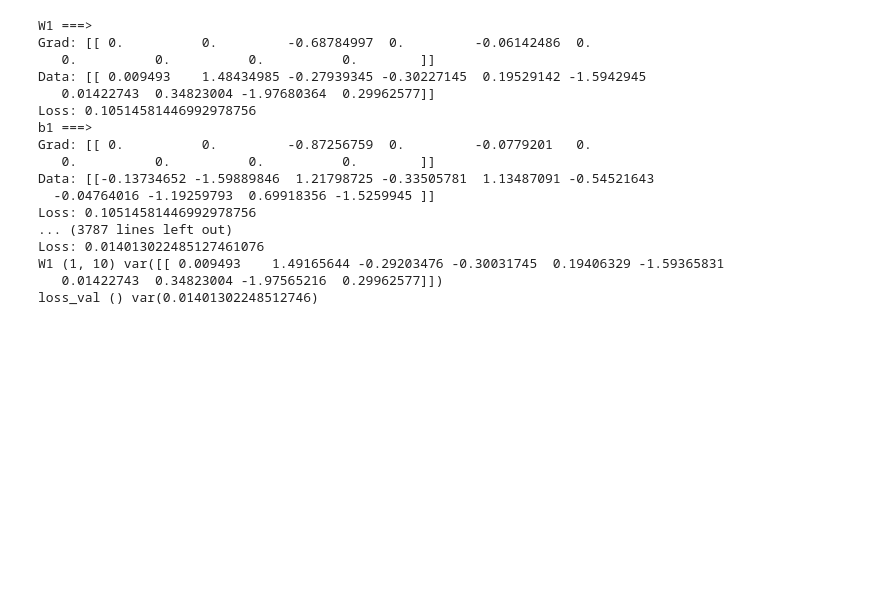
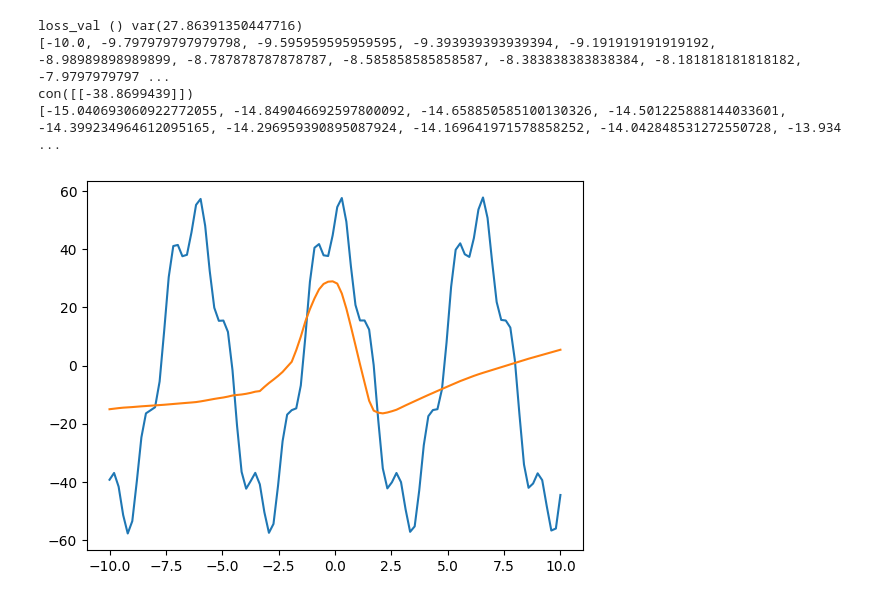
Before and after one commit to StanleyNeoh/minitorch, a Jupyter notebook: function-matching.ipynb, the cells around one changed output. Cells and saved outputs as stored; diff of their text form; code cells hidden in the pictures; blank space fills up the shorter version.

```diff
--- a/function-matching.ipynb
+++ b/function-matching.ipynb
@@ -29,31 +37,29 @@ optimiser = SGD(W1, b1, W2, b2)
-# %%
-for e in range(100):
-    x, y = get_data()
-
-    y_pred = model(x)
-
-    loss_val = loss(y_pred, y, keepdims=False)
-    loss_val.backward()
-    optimiser.step(loss_val)
-
-print("W1", W1.shape(), W1)
-
-print("loss_val", loss_val.shape(), loss_val)
-# %% [output]
-W1 ===>
-Grad: [[ 0.          0.         -0.68784997  0.         -0.06142486  0.
-   0.          0.          0.          0.        ]]
-Data: [[ 0.009493    1.48434985 -0.27939345 -0.30227145  0.19529142 -1.5942945
-   0.01422743  0.34823004 -1.97680364  0.29962577]]
-Loss: 0.10514581446992978756
-b1 ===>
-Grad: [[ 0.          0.         -0.87256759  0.         -0.0779201   0.
-   0.          0.          0.          0.        ]]
-Data: [[-0.13734652 -1.59889846  1.21798725 -0.33505781  1.13487091 -0.54521643
-  -0.04764016 -1.19259793  0.69918356 -1.5259945 ]]
-Loss: 0.10514581446992978756
-... (3787 lines left out)
-Loss: 0.014013022485127461076
-W1 (1, 10) var([[ 0.009493    1.49165644 -0.29203476 -0.30031745  0.19406329 -1.59365831
-   0.01422743  0.34823004 -1.97565216  0.29962577]])
-loss_val () var(0.01401302248512746)
+# %%
+for e in range(10):
+    x, y = get_data()
+
+    y_pred = model(x)
+
+    loss_val = loss(y_pred, y, keepdims=False)
+    loss_val.backward()
+    optimiser.step()
+
+print("loss_val", loss_val.shape(), loss_val)
+
+# Plotting
+xs = [x for x in np.linspace(-10.0, 10.0, 100)]
+ys = [f(V.of(x)).item() for x in xs]
+ys_pred = [model(V.of([x])).item() for x in xs]
+print(xs)
+print(y)
+print(ys_pred)
+
+plt.plot(xs, ys, label='f(x)')
+plt.plot(xs, ys_pred, label='model(x)')
+plt.show()
+# %% [output]
+loss_val () var(27.86391350447716)
+[-10.0, -9.797979797979798, -9.595959595959595, -9.393939393939394, -9.191919191919192, -8.98989898989899, -8.787878787878787, -8.585858585858587, -8.383838383838384, -8.181818181818182, -7.9797979797 ...
+con([[-38.8699439]])
+[-15.040693060922772055, -14.849046692597800092, -14.658850585100130326, -14.501225888144033601, -14.399234964612095165, -14.296959390895087924, -14.169641971578858252, -14.042848531272550728, -13.934 ...
+[figure, added]
```
Also changed, not shown: parts of 1 cell of this notebook, 5 other files.
